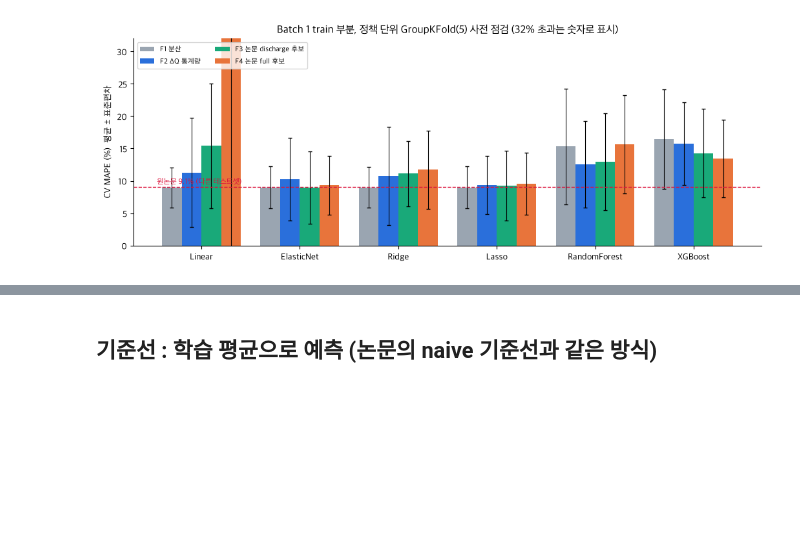
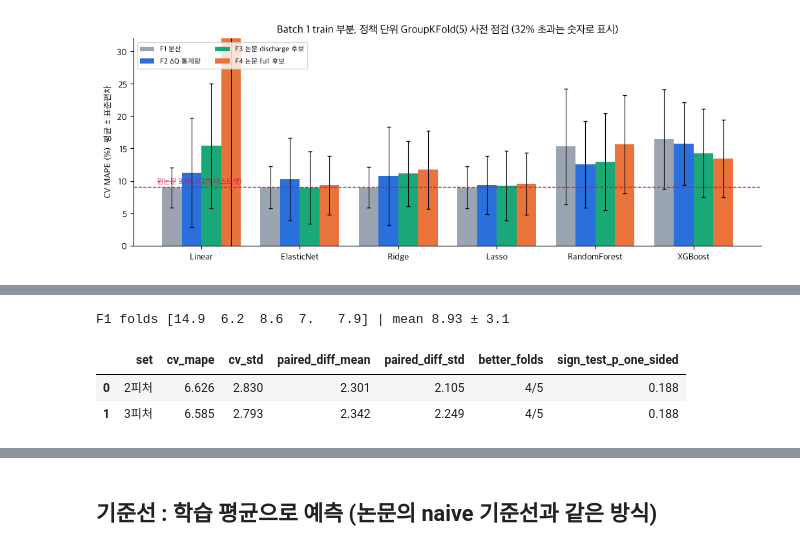
Before and after one commit to 97-99-02/ess-battery-project, a Jupyter notebook: notebooks/02_feature_engineering.ipynb, the cells around one changed output, grey strips where cells are left out. Cells and saved outputs as stored; diff of their text form; code cells hidden in the pictures; blank space fills up the shorter version.

```diff
--- a/notebooks/02_feature_engineering.ipynb
+++ b/notebooks/02_feature_engineering.ipynb
@@ -133,15 +130,0 @@ cv.round(2).to_csv('../results/prelim_cv.csv', index=False)
-# %%
-THREE = ['dq_var', 'qd_c2', 'qd_max_minus_c2']
-X3 = train[THREE].values
-res3 = {}
-for name in ['Linear', 'Ridge', 'ElasticNet']:
-    est, grid = MODELS[name]; sc = []
-    for tr, te in outer.split(X3, y, g):
-        if grid:
-            m = GridSearchCV(est, grid, cv=GroupKFold(n_splits=4), scoring='neg_mean_absolute_error'); m.fit(X3[tr], y[tr], groups=g[tr])
-        else:
-            m = est.fit(X3[tr], y[tr])
-        sc.append(mape(y[te], m.predict(X3[te])))
-    res3[name] = (np.mean(sc), np.std(sc))
-print('F1 (dq_var 단독, Linear) :', cv[(cv.feature_set == 'F1 분산') & (cv.model == 'Linear')][['cv_mape', 'cv_std']].round(2).values.tolist())
-pd.DataFrame(res3, index=['cv_mape', 'cv_std']).T.round(2)
@@ -153,0 +135,22 @@ F1 (dq_var 단독, Linear) : [[8.93, 3.1]]
+# %%
+from scipy.stats import binom
+def fold_scores(cols):
+    X = train[cols].values; out = []
+    for tr, te in outer.split(X, y, g):
+        m = LinearRegression().fit(X[tr], y[tr]); out.append(mape(y[te], m.predict(X[te])))
+    return np.array(out)
+f1 = fold_scores(['dq_var'])
+SETS = {'2피처': ['dq_var', 'qd_c2'], '3피처': ['dq_var', 'qd_c2', 'qd_max_minus_c2']}
+rows = []
+for nm, cols in SETS.items():
+    s = fold_scores(cols); dlt = f1 - s
+    k = int((dlt > 0).sum())
+    rows.append({'set': nm, 'cv_mape': s.mean(), 'cv_std': s.std(), 'paired_diff_mean': dlt.mean(), 'paired_diff_std': dlt.std(ddof=1),
+                 'better_folds': f'{k}/5', 'sign_test_p_one_sided': binom.sf(k - 1, 5, 0.5)})
+print('F1 folds', f1.round(1), '| mean', round(f1.mean(), 2), '±', round(f1.std(), 2))
+pd.DataFrame(rows).round(3)
+# %% [output]
+F1 folds [14.9  6.2  8.6  7.   7.9] | mean 8.93 ± 3.1
+|  | set | cv_mape | cv_std | paired_diff_mean | paired_diff_std | better_folds | sign_test_p_one_sided |
+| 0 | 2피처 | 6.626 | 2.830 | 2.301 | 2.105 | 4/5 | 0.188 |
+| 1 | 3피처 | 6.585 | 2.793 | 2.342 | 2.249 | 4/5 | 0.188 |
```
Also changed, not shown: parts of 4 cells of this notebook, 1 other file.
